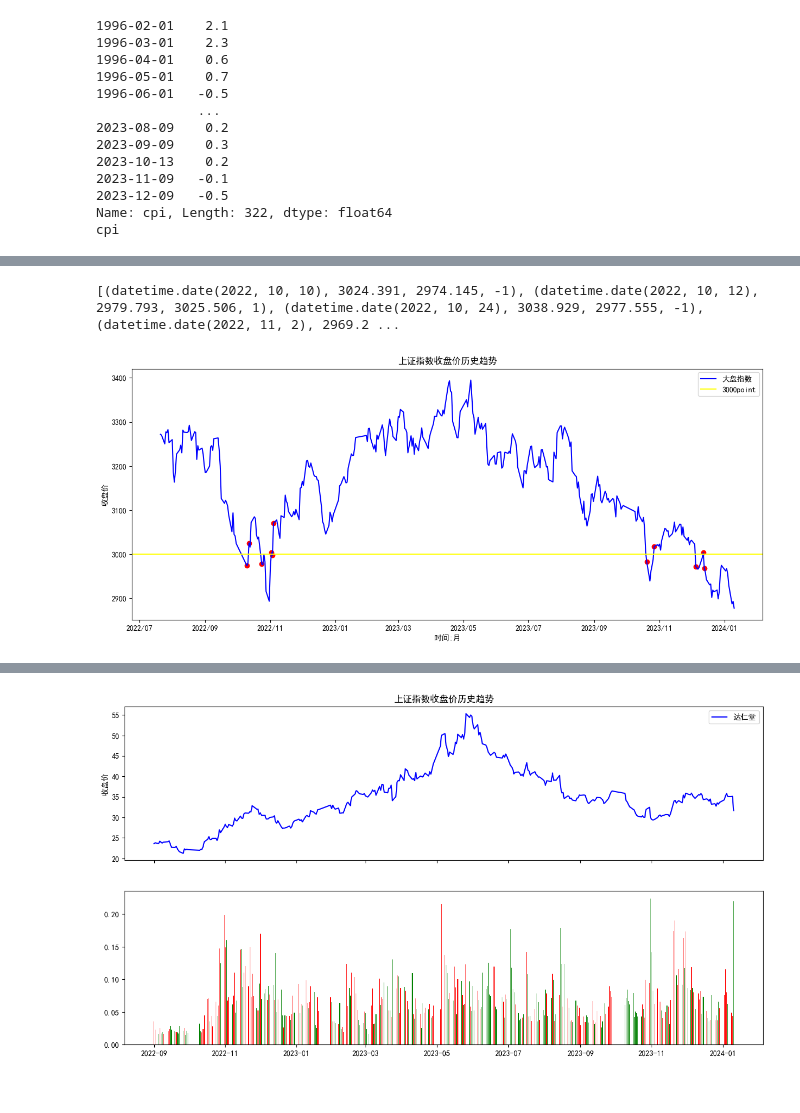
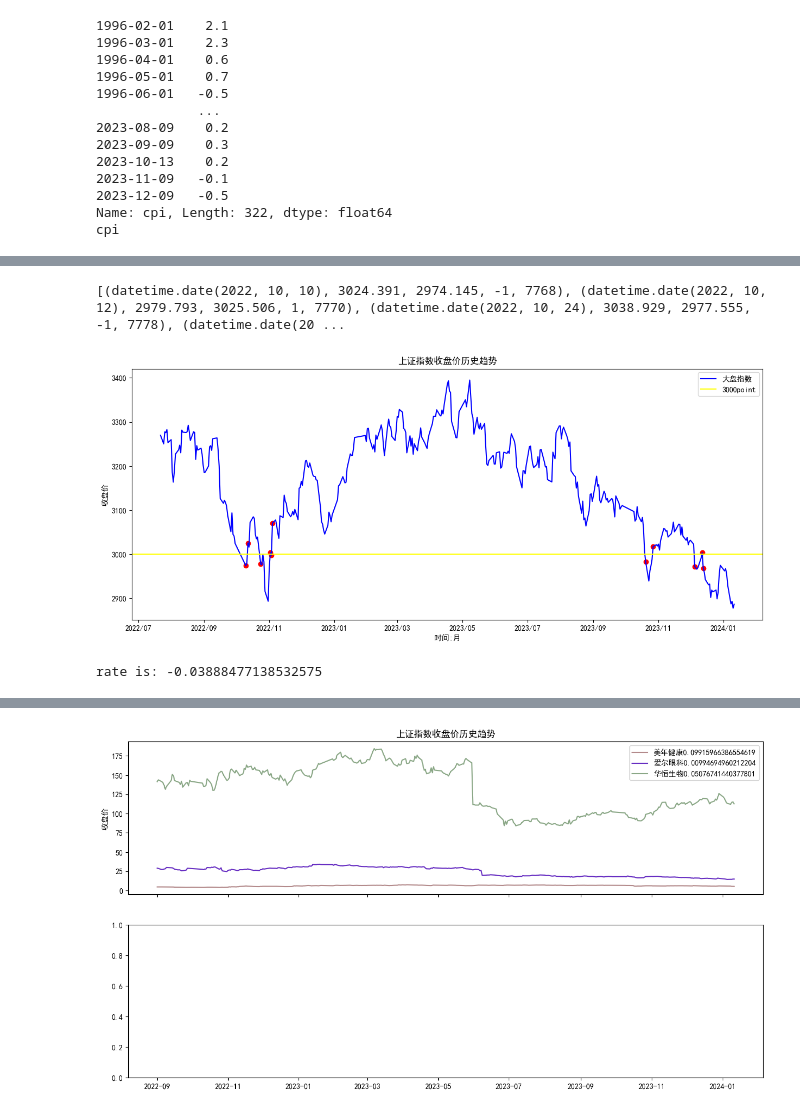
Before and after one commit to xiyanxiyan10/easyquant, a Jupyter notebook: ch_cert/sz3000line.ipynb, the cells around one changed output, grey strips where cells are left out. Cells and saved outputs as stored; diff of their text form; code cells hidden in the pictures.

```diff
--- a/ch_cert/sz3000line.ipynb
+++ b/ch_cert/sz3000line.ipynb
@@ -87,9 +87,9 @@ def find_reverse_point(dates, line):
         #print(row)
         curr_close = row['close']
         if last_close > line and curr_close < line:
-            reverse_point.append((row['date'], last_close, curr_close, -1))
+            reverse_point.append((row['date'], last_close, curr_close, -1, index))
         if last_close < line and curr_close > line:
-            reverse_point.append((row['date'], last_close, curr_close, 1))
+            reverse_point.append((row['date'], last_close, curr_close, 1, index))
         last_close = curr_close
     return reverse_point
 
@@ -123,22 +123,29 @@ plt.gca().xaxis.set_major_formatter(mdates.DateFormatter('%Y/%m'))
 
 #import akshare as ak
 
-
-
 plt.scatter(reverse_marker_dates, reverse_marker_points, marker='o', color='red')
 
 plt.title("上证指数收盘价历史趋势")
 plt.xlabel('时间:月')
 plt.ylabel('收盘价')
-plt.legend()
+plt.legend(loc='best')
 plt.show()
+
+offset = -2
+#print(reverse_points[offset])
+start_date = reverse_points[offset][0]
+end_date = sh000001_close.iloc[-1]['date']
+rate = (sh000001_close.iloc[-1]['close'] - reverse_points[offset][2] )/ reverse_points[offset][2]
+
+print("rate is:", rate)
 # %% [output]
-[(datetime.date(2022, 10, 10), 3024.391, 2974.145, -1), (datetime.date(2022, 10, 12), 2979.793, 3025.506, 1), (datetime.date(2022, 10, 24), 3038.929, 2977.555, -1), (datetime.date(2022, 11, 2), 2969.2 ...
+[(datetime.date(2022, 10, 10), 3024.391, 2974.145, -1, 7768), (datetime.date(2022, 10, 12), 2979.793, 3025.506, 1, 7770), (datetime.date(2022, 10, 24), 3038.929, 2977.555, -1, 7778), (datetime.date(20 ...
 [figure]
+rate is: -0.03888477138532575
 # %%
 import akshare as ak
 import numpy as np
-
+import random
 
 %matplotlib inline
 import matplotlib.pyplot as plt
@@ -147,9 +154,9 @@ from pylab import mpl
 import matplotlib
 from mplfinance.original_flavor import candlestick2_ohlc
 
-stock_sh_a_spot_em_df = ak.stock_sh_a_spot_em()
+nameList = ['美年健康', '爱尔眼科', '华恒生物']
+codeList = ['002044', '300015', '688639']
 
-name = '达仁堂'
 def name2code(name):
     stock_sh_a_spot_em_df = ak.stock_sh_a_spot_em()
     for index, row in stock_sh_a_spot_em_df.iterrows():
@@ -157,28 +164,44 @@ def name2code(name):
             return row['代码']
     return None
 
+#定义随机生成颜色函数
+def randomcolor():
+    colorArr = ['1','2','3','4','5','6','7','8','9','A','B','C','D','E','F']
+    color ="#"+''.join([random.choice(colorArr) for i in range(6)])
+    return color
 
-code = name2code(name)
 
-stock_zh_a_hist_df = ak.stock_zh_a_hist(symbol=code, period="daily", start_date="20220901", end_date='20240110', adjust="")
-df = stock_zh_a_hist_df
-print(stock_zh_a_hist_df)
+def draw_one_code(ax, name, code):
+    stock_zh_a_hist_df = ak.stock_zh_a_hist(symbol=code, period="daily", start_date="20220901", end_date='20240111', adjust="")
+    df = stock_zh_a_hist_df
+    #print(df)
+    #print(df.index)
+    #import pdb
+    #pdb.set_trace()
+    price_start = stock_zh_a_hist_df.iloc[-7]['收盘']
+    price_end = stock_zh_a_hist_df.iloc[-1]['收盘']
+    rate = (price_start - price_end)/price_start
+    ax.plot(stock_zh_a_hist_df['日期'], stock_zh_a_hist_df['收盘'], label=name + str(rate),color=randomcolor())
+
+#print(stock_zh_a_hist_df)
 mpl.rcParams['font.sans-serif']=['simhei']# 指定默认字体
 mpl.rcParams['axes.unicode_minus'] = False # 解决保存图像是负号'-'显示为方块的问题
 mpl.rcParams['figure.figsize'] = (15.0, 6.0)
 
 figure,(axPrice, axVol) = plt.subplots(2, sharex=True, figsize=(15,8))
-#candlestick2_ohlc(ax = axPrice,  opens=df["开盘"].values, closes=df["收盘"].values,highs=df["最高"].values, lows=df["最低"].values,width=0.75, colorup='red', colordown='green')
-axPrice.plot(stock_zh_a_hist_df['日期'], stock_zh_a_hist_df['收盘'], label=name,color='blue')
+
+
+for i in range(len(codeList)):
+    draw_one_code(axPrice, nameList[i], codeList[i])
+
 axPrice.set_title("上证指数收盘价历史趋势")
-#axPrice.set_xlabel('时间:月')
 axPrice.set_ylabel('收盘价')
 axPrice.legend()
 
-for index, row in stock_zh_a_hist_df.iterrows():
-    if(row['收盘'] >= row['开盘']):
-        axVol.bar(row['日期'],row['成交量']/1000000,width = 0.5,color='red')
-    else:
-        axVol.bar(row['日期'],row['成交量']/1000000,width = 0.5,color='green')
-plt.show()
+#for index, row in stock_zh_a_hist_df.iterrows():
+#    if(row['收盘'] >= row['开盘']):
+#        axVol.bar(row['日期'],row['成交量']/1000000,width = 0.5,color='red')
+#    else:
+#        axVol.bar(row['日期'],row['成交量']/1000000,width = 0.5,color='green')
+#plt.show()
 # %% [output]
@@ -202 +209 @@ plt.show()
-[figure, old version]
+[figure, new version]
```
Also changed, not shown: parts of 1 cell of this notebook.
